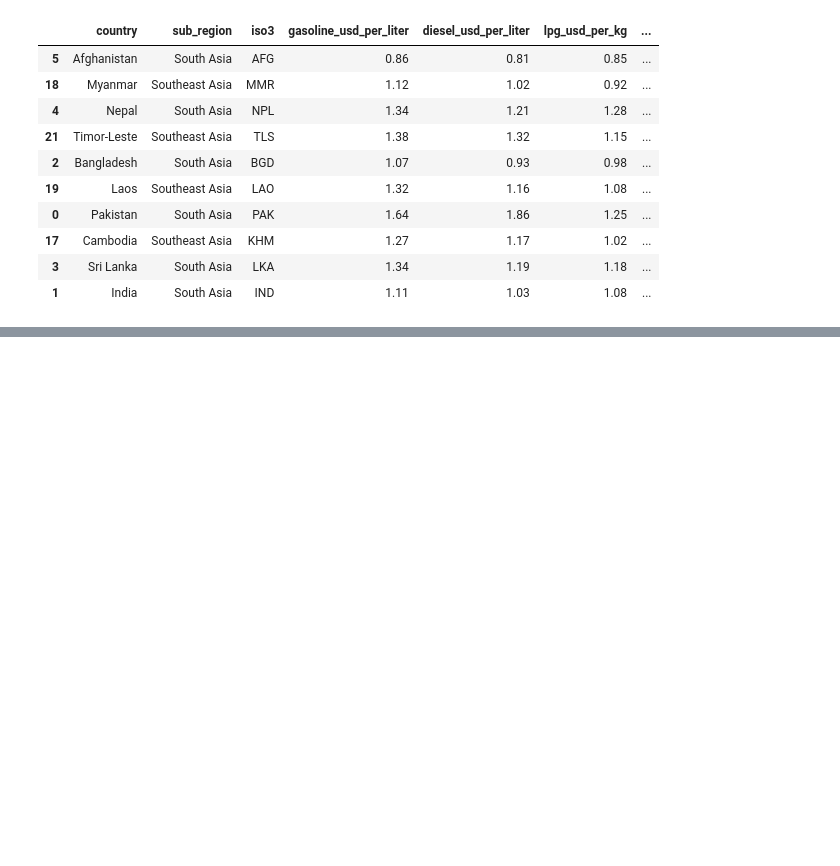
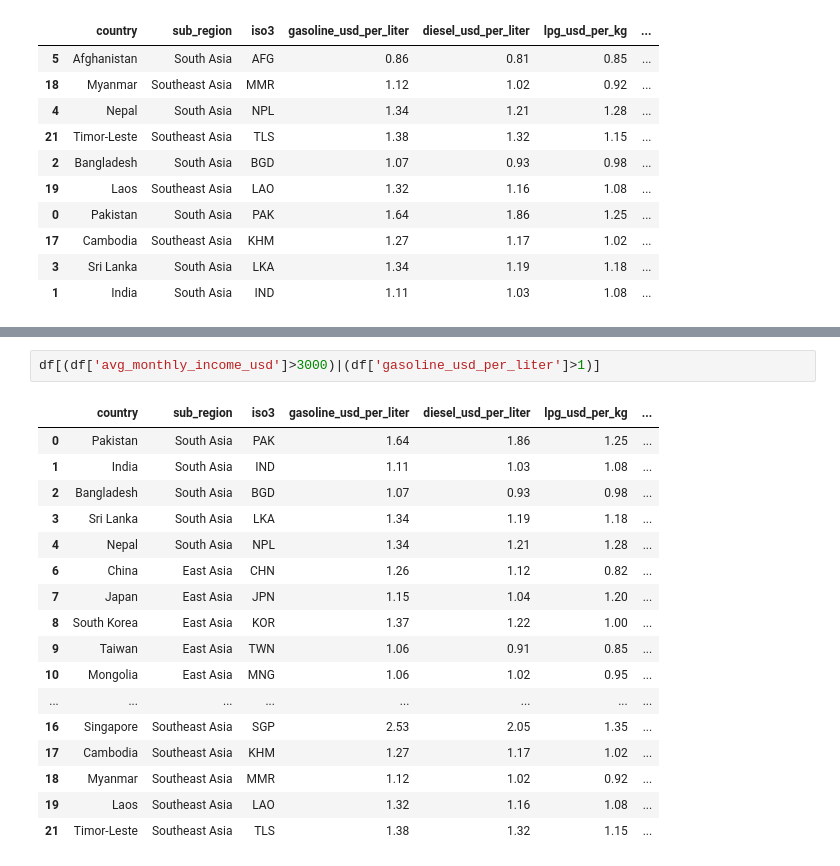
Before and after one commit to root-rashed/5-Minutes-to-Pandas, a Jupyter notebook: day_05(sorting_condition_loc).ipynb, the cells around one changed output, grey strips where cells are left out. Saved outputs shown, nothing was run; the diff lists cells and outputs as text; blank space fills up the shorter version.

```diff
--- a/day_05(sorting_condition_loc).ipynb
+++ b/day_05(sorting_condition_loc).ipynb
@@ -75,0 +98,20 @@ df.nsmallest(10,'avg_monthly_income_usd')
+# %%
+df[(df['avg_monthly_income_usd']>3000)|(df['gasoline_usd_per_liter']>1)]
+# %% [output]
+|  | country | sub_region | iso3 | gasoline_usd_per_liter | diesel_usd_per_liter | lpg_usd_per_kg | ... |
+| 0 | Pakistan | South Asia | PAK | 1.64 | 1.86 | 1.25 | ... |
+| 1 | India | South Asia | IND | 1.11 | 1.03 | 1.08 | ... |
+| 2 | Bangladesh | South Asia | BGD | 1.07 | 0.93 | 0.98 | ... |
+| 3 | Sri Lanka | South Asia | LKA | 1.34 | 1.19 | 1.18 | ... |
+| 4 | Nepal | South Asia | NPL | 1.34 | 1.21 | 1.28 | ... |
+| 6 | China | East Asia | CHN | 1.26 | 1.12 | 0.82 | ... |
+| 7 | Japan | East Asia | JPN | 1.15 | 1.04 | 1.20 | ... |
+| 8 | South Korea | East Asia | KOR | 1.37 | 1.22 | 1.00 | ... |
+| 9 | Taiwan | East Asia | TWN | 1.06 | 0.91 | 0.85 | ... |
+| 10 | Mongolia | East Asia | MNG | 1.06 | 1.02 | 0.95 | ... |
+| ... | ... | ... | ... | ... | ... | ... | ... |
+| 16 | Singapore | Southeast Asia | SGP | 2.53 | 2.05 | 1.35 | ... |
+| 17 | Cambodia | Southeast Asia | KHM | 1.27 | 1.17 | 1.02 | ... |
+| 18 | Myanmar | Southeast Asia | MMR | 1.12 | 1.02 | 0.92 | ... |
+| 19 | Laos | Southeast Asia | LAO | 1.32 | 1.16 | 1.08 | ... |
+| 21 | Timor-Leste | Southeast Asia | TLS | 1.38 | 1.32 | 1.15 | ... |
```
Also changed, not shown: parts of 3 cells of this notebook.
